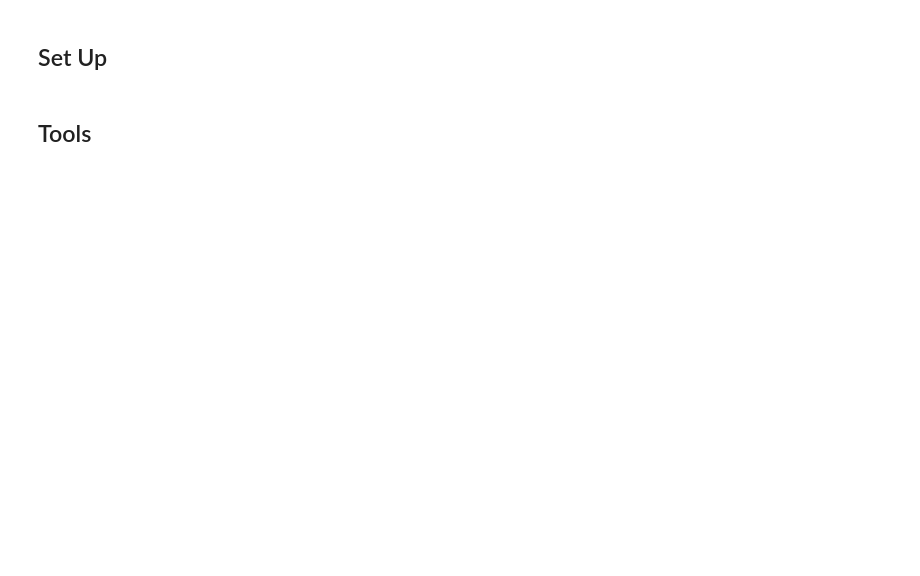
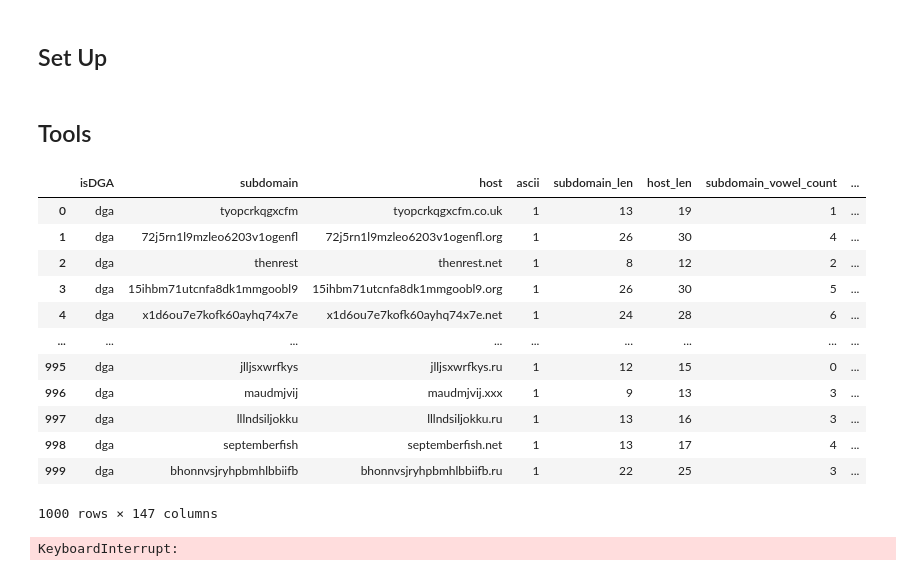
Before and after one commit to ezishr/cybersecurity, a Jupyter notebook: checkpoint1.ipynb, the cells around one changed output. Saved outputs shown, nothing was run; the diff lists cells and outputs as text; code cells hidden in the pictures; blank space fills up the shorter version.

```diff
--- a/checkpoint1.ipynb
+++ b/checkpoint1.ipynb
@@ -266,0 +271,18 @@ legit_df, dga_df = process('dga_data_small.csv')
+# %%
+main_df['subdomain_consonant_count'] = main_df['subdomain_len'] - main_df['subdomain_vowel_count']
+
+    # Has Numeric - boolean to int type
+main_df['has_num'] = main_df['subdomain'].str.contains(r'\d').astype(int)
+
+    # To Number for isDGA col
+main_df['isDGA_N'] = main_df['isDGA'].apply(legitToNumber)
+main_df['digitCount'] = main_df['subdomain'].str.count(r'\d')
+
+# Check if subdomain starting with digit
+main_df['startW/Digit'] = main_df['subdomain'].str.match(r'^\d').astype(int)
+# %%
+    main_df = OH_Encoding(main_df, 'subclass')
+    main_df = OH_Encoding(main_df, 'tld')
+    main_df = OH_Encoding(main_df, 'cctld')
+# %%
+    legit_df, dga_df = split_legit_dga(main_df)
@@ -266,0 +298,25 @@ legit_df, dga_df = process('dga_data_small.csv')
+# %%
+    dga_df = word_segment(dga_df, 'subdomain')
+# %%
+dga_df.info()
+# %% [output]
+|  | isDGA | subdomain | host | ascii | subdomain_len | host_len | subdomain_vowel_count | ... |
+| 0 | dga | tyopcrkqgxcfm | tyopcrkqgxcfm.co.uk | 1 | 13 | 19 | 1 | ... |
+| 1 | dga | 72j5rn1l9mzleo6203v1ogenfl | 72j5rn1l9mzleo6203v1ogenfl.org | 1 | 26 | 30 | 4 | ... |
+| 2 | dga | thenrest | thenrest.net | 1 | 8 | 12 | 2 | ... |
+| 3 | dga | 15ihbm71utcnfa8dk1mmgoobl9 | 15ihbm71utcnfa8dk1mmgoobl9.org | 1 | 26 | 30 | 5 | ... |
+| 4 | dga | x1d6ou7e7kofk60ayhq74x7e | x1d6ou7e7kofk60ayhq74x7e.net | 1 | 24 | 28 | 6 | ... |
+| ... | ... | ... | ... | ... | ... | ... | ... | ... |
+| 995 | dga | jlljsxwrfkys | jlljsxwrfkys.ru | 1 | 12 | 15 | 0 | ... |
+| 996 | dga | maudmjvij | maudmjvij.xxx | 1 | 9 | 13 | 3 | ... |
+| 997 | dga | lllndsiljokku | lllndsiljokku.ru | 1 | 13 | 16 | 3 | ... |
+| 998 | dga | septemberfish | septemberfish.net | 1 | 13 | 17 | 4 | ... |
+| 999 | dga | bhonnvsjryhpbmhlbbiifb | bhonnvsjryhpbmhlbbiifb.ru | 1 | 22 | 25 | 3 | ... |
+1000 rows × 147 columns
+# %%
+def is_correct(word):
+    return TextBlob(word).correct() == word
+
+dga_df['validation_textblob'] = dga_df['word_segment'].apply(lambda words: [word for word in words if is_correct(word)])
+# %% [output]
+KeyboardInterrupt:
```
Also changed, not shown: parts of 7 cells of this notebook.
